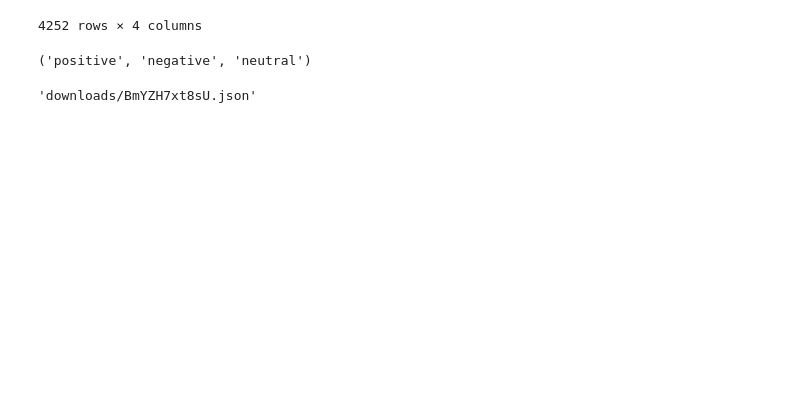
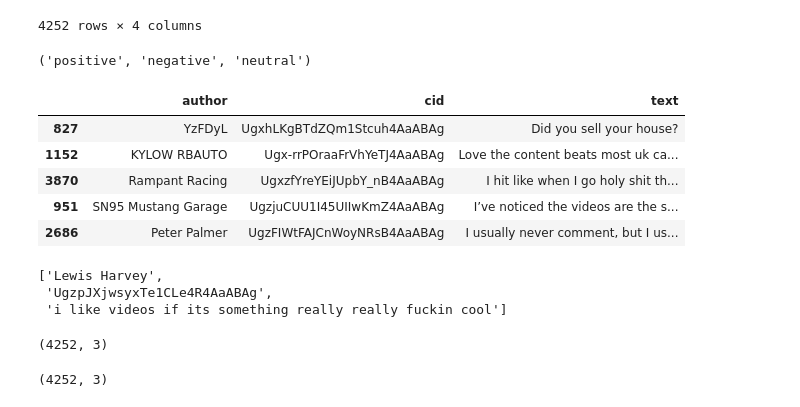
Before and after one commit to amoux/david, a Jupyter notebook: notebooks/prototyping-dataframe-classes-methods.ipynb, the cells around one changed output. Saved outputs shown, nothing was run; the diff lists cells and outputs as text; code cells hidden in the pictures; blank space fills up the shorter version.

```diff
--- a/notebooks/prototyping-dataframe-classes-methods.ipynb
+++ b/notebooks/prototyping-dataframe-classes-methods.ipynb
@@ -225,8 +268,50 @@ tm
 tm.get_labels()
 # %% [output]
 ('positive', 'negative', 'neutral')
-# %%
-# from
-tm.get_corpus_path()
-# %% [output]
-'downloads/BmYZH7xt8sU.json'
+# %%
+import jsonlines
+from pandas import DataFrame
+from pandas import RangeIndex
+
+CommentColumns = ['author', 'cid', 'text']
+
+def load_jsonline(file_path: str):
+    # loads jsonline files and returns a optimized list.
+    with jsonlines.open(file_path) as reader:
+        dumplist = []
+        for obj in reader:
+            dumplist.append([
+                obj['author'],
+                obj['cid'],
+                obj['text']])
+        return dumplist
+
+class CommentsDataFrameBase(DataFrame):
+    def __init__(self, *args, **kwargs):
+        super().__init__(*args, **kwargs)
+# %%
+jsonfile = load_jsonline('downloads/BmYZH7xt8sU.json')
+dataset = CommentsDataFrameBase(jsonfile, columns=CommentColumns)
+dataset.sample(5)
+# %% [output]
+|  | author | cid | text |
+| 827 | YzFDyL | UgxhLKgBTdZQm1Stcuh4AaABAg | Did you sell your house? |
+| 1152 | KYLOW RBAUTO | Ugx-rrPOraaFrVhYeTJ4AaABAg | Love the content beats most uk ca... |
+| 3870 | Rampant Racing | UgxzfYreYEiJUpbY_nB4AaABAg | I hit like when I go holy shit th... |
+| 951 | SN95 Mustang Garage | UgzjuCUU1I45UIIwKmZ4AaABAg | I’ve noticed the videos are the s... |
+| 2686 | Peter Palmer | UgzFIWtFAJCnWoyNRsB4AaABAg | I usually never comment, but I us... |
+# %%
+jsonfile[2]
+# %% [output]
+['Lewis Harvey',
+ 'UgzpJXjwsyxTe1CLe4R4AaABAg',
+ 'i like videos if its something really really fuckin cool']
+# %%
+dataset.shape
+# %% [output]
+(4252, 3)
+# %%
+dataset.dropna(axis=0, how='any', inplace=True)
+dataset.shape
+# %% [output]
+(4252, 3)
```
Also changed, not shown: parts of 37 cells of this notebook.
